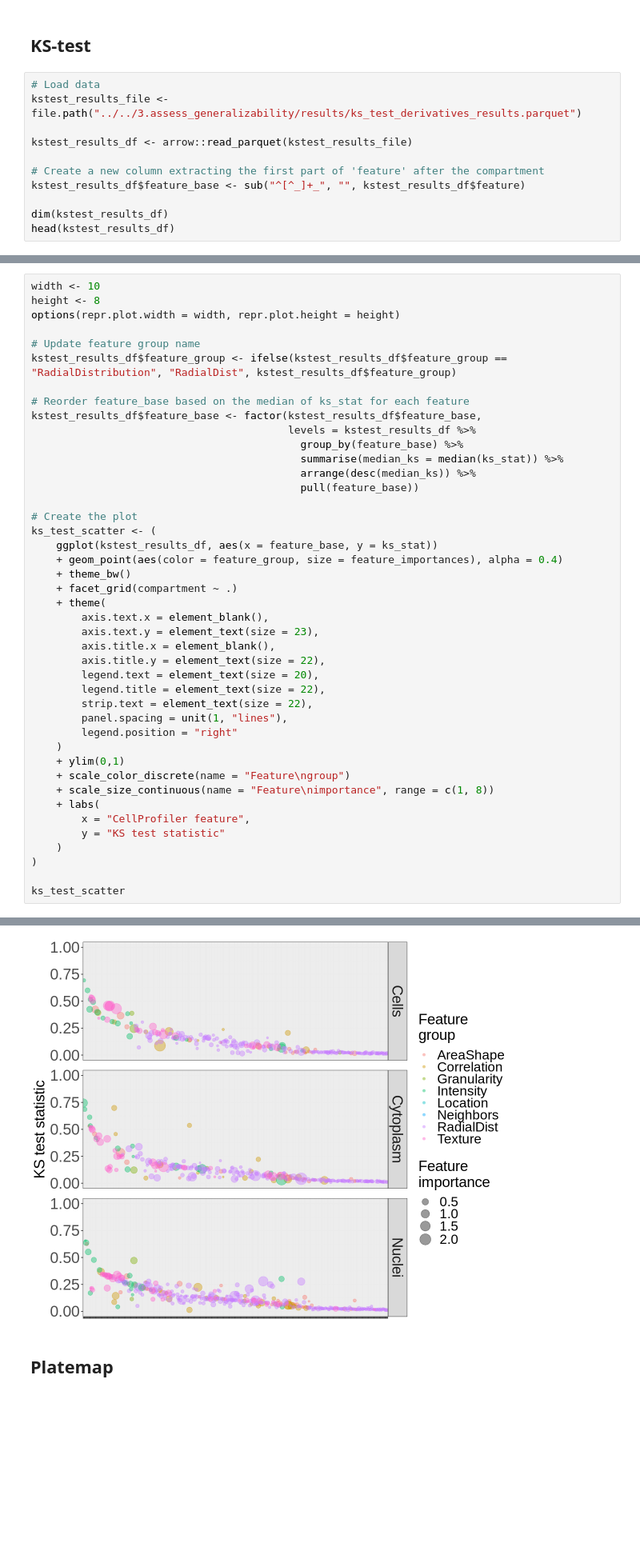
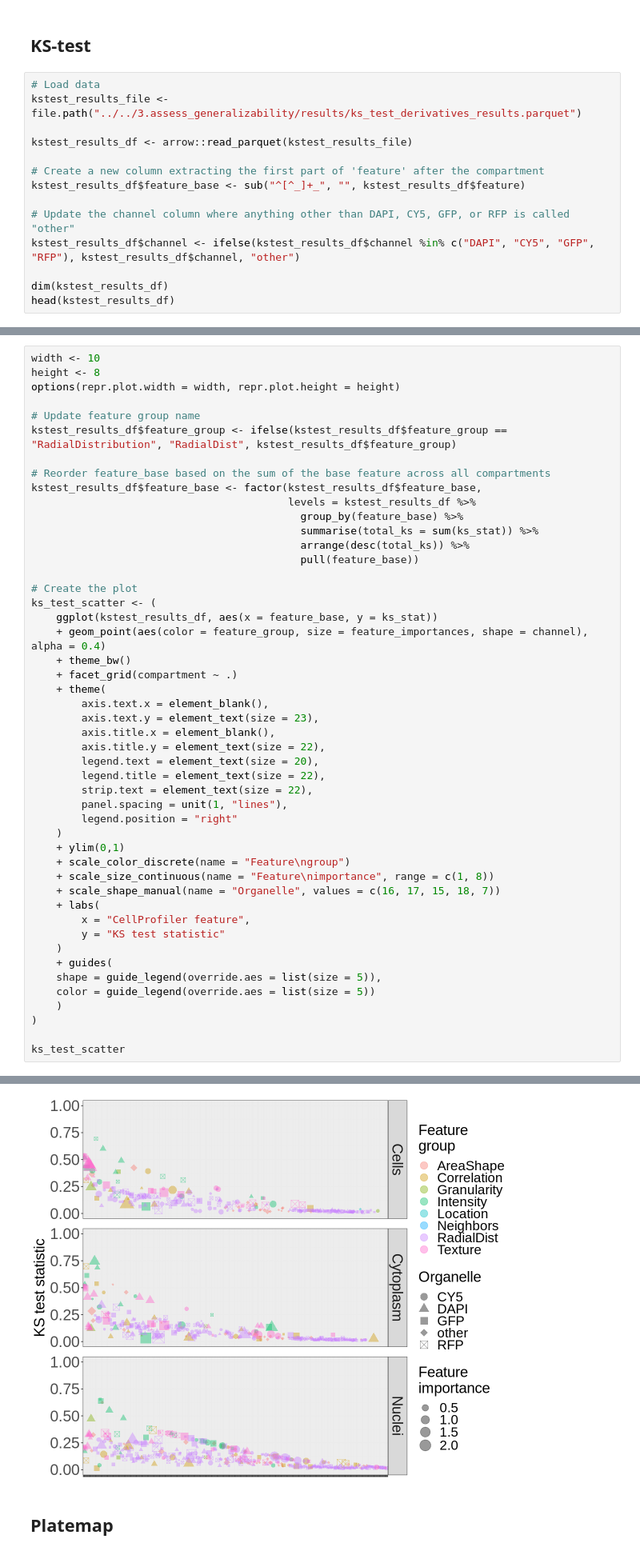
Before and after one commit to WayScience/nf1_schwann_cell_morphology_signature, a Jupyter notebook: 4.figures/main_figure_6/main_figure_6.ipynb, the cells around one changed output, grey strips where cells are left out. Shown at 80% size. Drawn from its saved outputs; the diff is of its cells as text; blank space fills up the shorter version.

```diff
--- a/4.figures/main_figure_6/main_figure_6.ipynb
+++ b/4.figures/main_figure_6/main_figure_6.ipynb
@@ -268,6 +269,9 @@ kstest_results_df <- arrow::read_parquet(kstest_results_file)
 # Create a new column extracting the first part of 'feature' after the compartment
 kstest_results_df$feature_base <- sub("^[^_]+_", "", kstest_results_df$feature)
 
+# Update the channel column where anything other than DAPI, CY5, GFP, or RFP is called "other"
+kstest_results_df$channel <- ifelse(kstest_results_df$channel %in% c("DAPI", "CY5", "GFP", "RFP"), kstest_results_df$channel, "other")
+
 dim(kstest_results_df)
 head(kstest_results_df)
 # %% [output]
@@ -289,45 +293,50 @@ options(repr.plot.width = width, repr.plot.height = height)
 # Update feature group name
 kstest_results_df$feature_group <- ifelse(kstest_results_df$feature_group == "RadialDistribution", "RadialDist", kstest_results_df$feature_group)
 
-# Reorder feature_base based on the median of ks_stat for each feature
+# Reorder feature_base based on the sum of the base feature across all compartments
 kstest_results_df$feature_base <- factor(kstest_results_df$feature_base,
                                          levels = kstest_results_df %>%
                                            group_by(feature_base) %>%
-                                           summarise(median_ks = median(ks_stat)) %>%
-                                           arrange(desc(median_ks)) %>%
+                                           summarise(total_ks = sum(ks_stat)) %>%
+                                           arrange(desc(total_ks)) %>%
                                            pull(feature_base))
 
 # Create the plot
 ks_test_scatter <- (
     ggplot(kstest_results_df, aes(x = feature_base, y = ks_stat))
-    + geom_point(aes(color = feature_group, size = feature_importances), alpha = 0.4)
+    + geom_point(aes(color = feature_group, size = feature_importances, shape = channel), alpha = 0.4)
     + theme_bw()
     + facet_grid(compartment ~ .)
     + theme(
         axis.text.x = element_blank(),
         axis.text.y = element_text(size = 23),
         axis.title.x = element_blank(),
         axis.title.y = element_text(size = 22),
         legend.text = element_text(size = 20),
         legend.title = element_text(size = 22),
         strip.text = element_text(size = 22),
         panel.spacing = unit(1, "lines"),
         legend.position = "right"
     )
     + ylim(0,1)
     + scale_color_discrete(name = "Feature\ngroup")
     + scale_size_continuous(name = "Feature\nimportance", range = c(1, 8))
+    + scale_shape_manual(name = "Organelle", values = c(16, 17, 15, 18, 7))
     + labs(
         x = "CellProfiler feature",
         y = "KS test statistic"
     )
+    + guides(
+    shape = guide_legend(override.aes = list(size = 5)),
+    color = guide_legend(override.aes = list(size = 5))
+    )
 )
 
 ks_test_scatter
 # %% [output]
 Warning message:
 “Removed 1 rows containing missing values (`geom_point()`).”
-[figure, old version]
+[figure, new version]
 # %% [markdown]
 ## Platemap
 # %%
```
Also changed, not shown: parts of 13 cells of this notebook, 2 other files.
